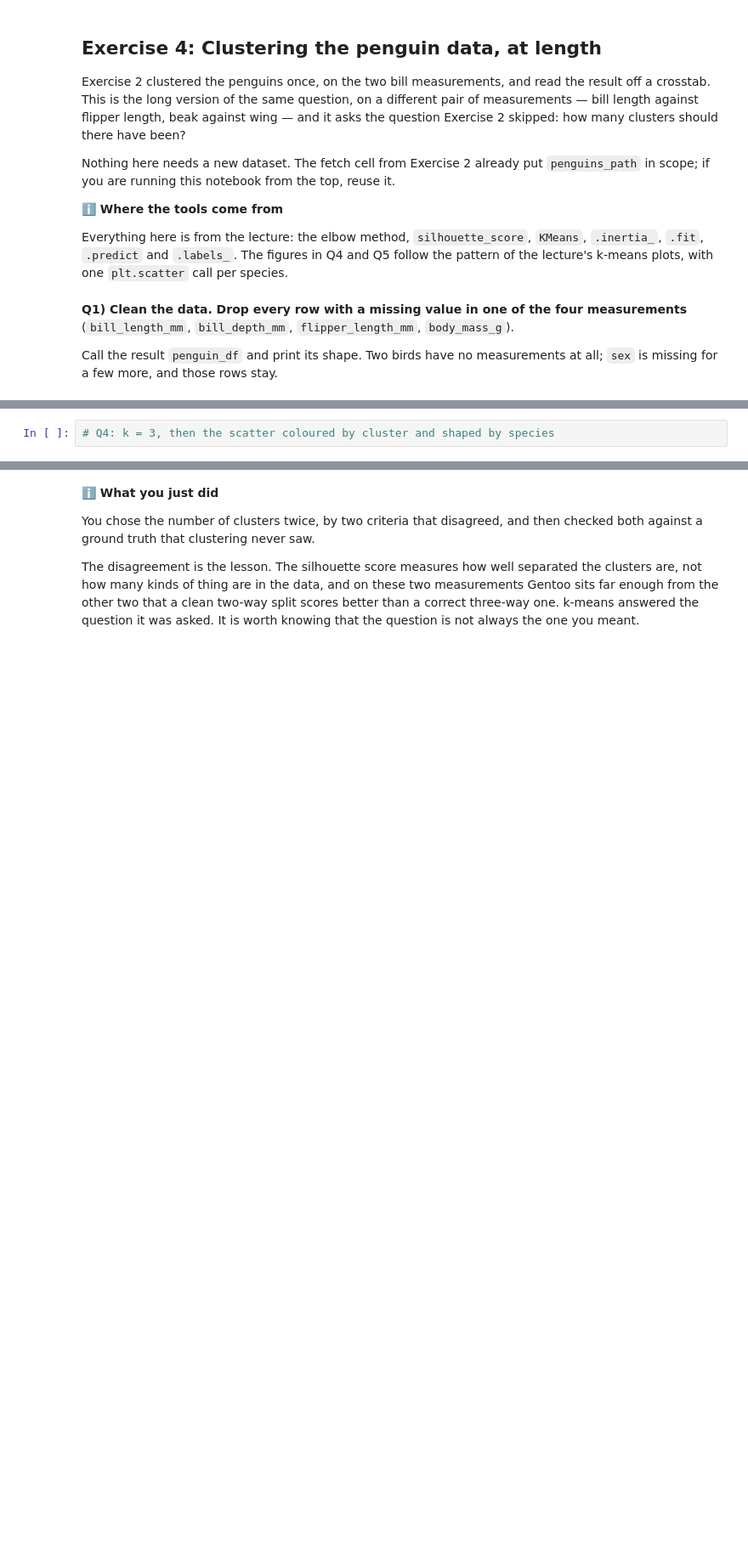
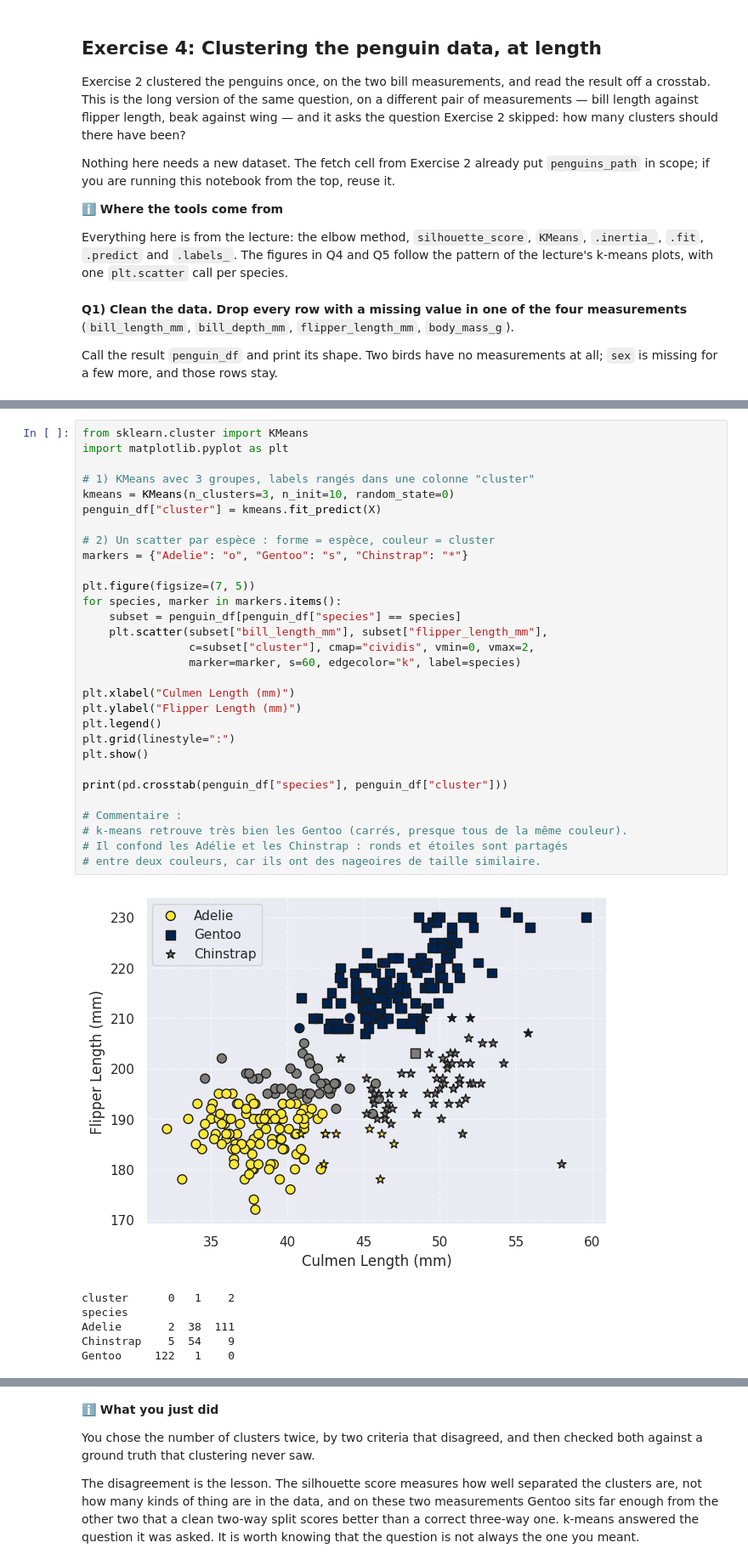
Before and after one commit to louisbetrisey/2026_Intro_Python, a Jupyter notebook: 1.8-statistical-foundations-and-ml-environmental-exercises.ipynb, the cells around one changed output, grey strips where cells are left out. Shown at 85% size. Cells and saved outputs as stored; diff of their text form; blank space fills up the shorter version.

```diff
--- a/1.8-statistical-foundations-and-ml-environmental-exercises.ipynb
+++ b/1.8-statistical-foundations-and-ml-environmental-exercises.ipynb
@@ -162,8 +311,43 @@ the three subsets will each be scaled separately and the colours will not mean t
 Use `s=` to vary the marker size and `label=` for the legend.
 
 In a comment: which species does k-means recover, and which two does it confuse?
-# %%
-# Q4: k = 3, then the scatter coloured by cluster and shaped by species
+# %%
+from sklearn.cluster import KMeans
+import matplotlib.pyplot as plt
+
+# 1) KMeans avec 3 groupes, labels rangés dans une colonne "cluster"
+kmeans = KMeans(n_clusters=3, n_init=10, random_state=0)
+penguin_df["cluster"] = kmeans.fit_predict(X)
+
+# 2) Un scatter par espèce : forme = espèce, couleur = cluster
+markers = {"Adelie": "o", "Gentoo": "s", "Chinstrap": "*"}
+
+plt.figure(figsize=(7, 5))
+for species, marker in markers.items():
+    subset = penguin_df[penguin_df["species"] == species]
+    plt.scatter(subset["bill_length_mm"], subset["flipper_length_mm"],
+                c=subset["cluster"], cmap="cividis", vmin=0, vmax=2,
+                marker=marker, s=60, edgecolor="k", label=species)
+
+plt.xlabel("Culmen Length (mm)")
+plt.ylabel("Flipper Length (mm)")
+plt.legend()
+plt.grid(linestyle=":")
+plt.show()
+
+print(pd.crosstab(penguin_df["species"], penguin_df["cluster"]))
+
+# Commentaire :
+# k-means retrouve très bien les Gentoo (carrés, presque tous de la même couleur).
+# Il confond les Adélie et les Chinstrap : ronds et étoiles sont partagés
+# entre deux couleurs, car ils ont des nageoires de taille similaire.
+# %% [output]
+[figure, added]
+cluster      0   1    2
+species
+Adelie       2  38  111
+Chinstrap    5  54    9
+Gentoo     122   1    0
 # %% [markdown]
 **Q5) Now cluster with k = 2 and draw the same figure.**
 
```
Also changed, not shown: parts of 34 cells of this notebook.
